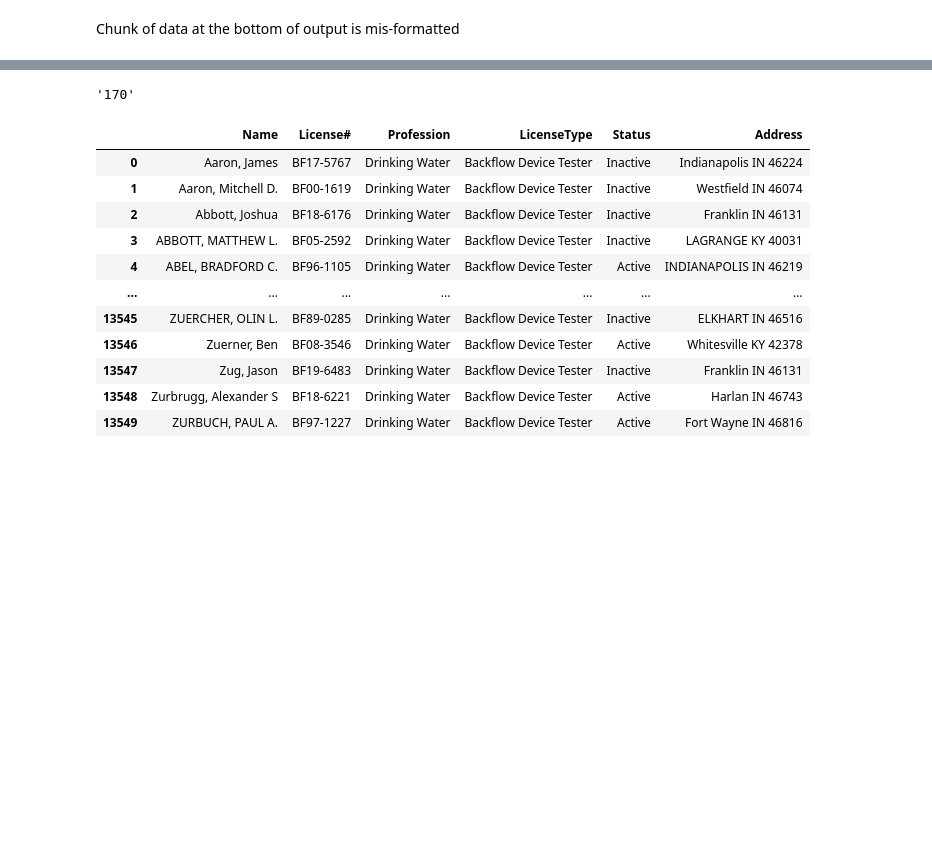
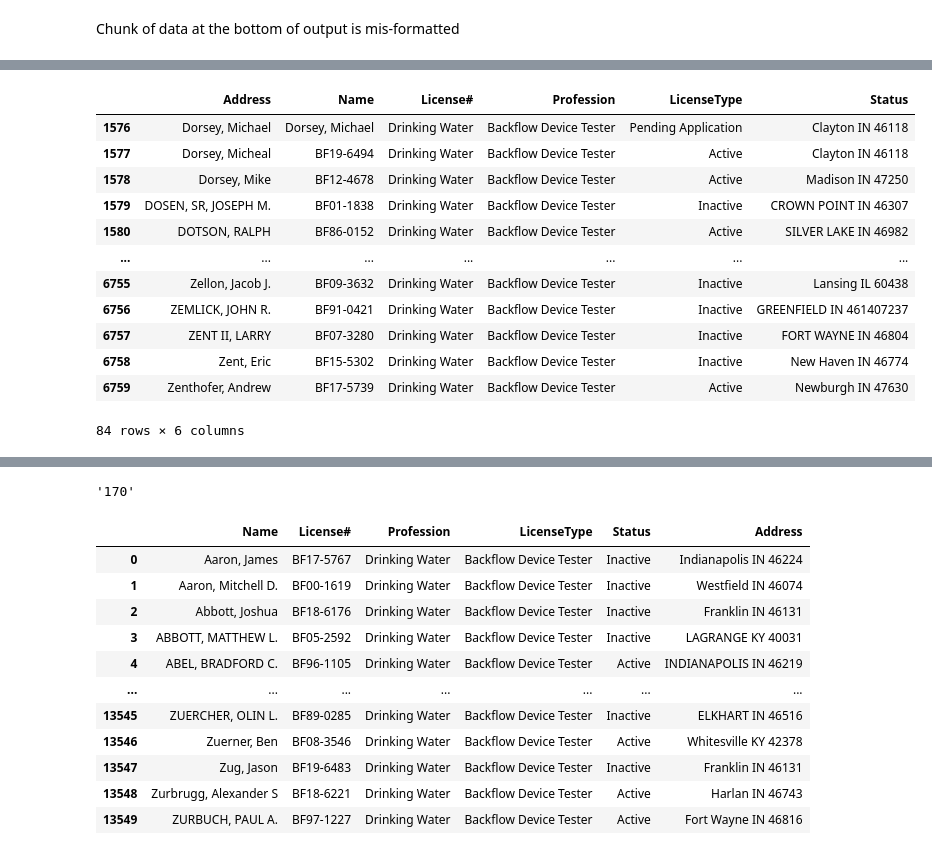
Before and after one commit to camstar915/Scrape-IN-Testers, a Jupyter notebook: scrapeINTesters.ipynb, the cells around one changed output, grey strips where cells are left out. Cells and saved outputs as stored; diff of their text form; code cells hidden in the pictures; blank space fills up the shorter version.

```diff
--- a/scrapeINTesters.ipynb
+++ b/scrapeINTesters.ipynb
@@ -7,15 +3,21 @@ import requests
 from selenium import webdriver
 from selenium.webdriver.common.keys import Keys
 from selenium.webdriver.support.ui import WebDriverWait
+from selenium.webdriver.chrome.options import Options
 from bs4 import BeautifulSoup
 import pandas as pd
 import numpy as np
 from itertools import islice
 import re
 import os
+import ctypes
 
+chrome_options = Options()
+chrome_options.add_argument("--disable-extensions")
+chrome_options.add_argument("--disable-gpu")
+chrome_options.add_argument("--headless")
+driver = webdriver.Chrome(options=chrome_options)
 final = []
-driver = webdriver.Chrome()
 targetColumns = ['Name', 'License#', 'Profession', 'LicenseType', 'Status', 'Address']
 dfFinal = pd.DataFrame(columns = targetColumns)
 URL = 'https://mylicense.in.gov/everification/Search.aspx'
@@ -53,8 +55,23 @@ while page <= maxPage :
 for i in final :
     dfTemp = pd.DataFrame(i, columns = targetColumns)
     dfFinal = dfFinal.append(dfTemp, ignore_index=True)
-dfFinal.to_excel('output.xlsx')
+
+errorDf = pd.DataFrame(columns = targetColumns)
+for i in dfFinal.index :
+    if 'BF' not in dfFinal.at[i, 'License#'] :
+        errorDf = errorDf.append(dfFinal.loc[i])
+cols = errorDf.columns.tolist()
+cols = cols[-1:] + cols[:-1]
+errorDf = errorDf[cols]
+errorDf.rename(columns={'Address': 'Name', 'Name': 'License#', 'License#': 'Profession', 'Profession': 'LicenseType', 'LicenseType': 'Status', 'Status': 'Address'}, inplace=True)
+for i in errorDf.index :
+    if ',' in errorDf.at[i, 'License#'] or 'Drinking' in errorDf.at[i, 'License#'] :
+        errorDf.at[i, 'License#'] = ''
+dfFinal.update(errorDf)
+
+dfFinal.to_excel('testersIDEM.xlsx')
 driver.quit()
+ctypes.windll.user32.MessageBoxW(0, "Your file is saved as 'testersIDEM.xlsx'", "Done!", 1)
 # %% [markdown]
 Chunk of data at the bottom of output is mis-formatted
 # %%
@@ -82,0 +121,5 @@ def scrapeTable() :
+# %%
+errorDf = pd.DataFrame(columns = targetColumns)
+for i in dfFinal.index :
+    if 'BF' not in dfFinal.at[i, 'License#'] :
+        errorDf = errorDf.append(dfFinal.loc[i])
@@ -82,0 +150,20 @@ def scrapeTable() :
+# %%
+cols = errorDf.columns.tolist()
+cols = cols[-1:] + cols[:-1]
+errorDf = errorDf[cols]
+# %%
+errorDf
+# %% [output]
+|  | Address | Name | License# | Profession | LicenseType | Status |
+| 1576 | Dorsey, Michael | Dorsey, Michael | Drinking Water | Backflow Device Tester | Pending Application | Clayton IN 46118 |
+| 1577 | Dorsey, Micheal | BF19-6494 | Drinking Water | Backflow Device Tester | Active | Clayton IN 46118 |
+| 1578 | Dorsey, Mike | BF12-4678 | Drinking Water | Backflow Device Tester | Active | Madison IN 47250 |
+| 1579 | DOSEN, SR, JOSEPH M. | BF01-1838 | Drinking Water | Backflow Device Tester | Inactive | CROWN POINT IN 46307 |
+| 1580 | DOTSON, RALPH | BF86-0152 | Drinking Water | Backflow Device Tester | Active | SILVER LAKE IN 46982 |
+| ... | ... | ... | ... | ... | ... | ... |
+| 6755 | Zellon, Jacob J. | BF09-3632 | Drinking Water | Backflow Device Tester | Inactive | Lansing IL 60438 |
+| 6756 | ZEMLICK, JOHN R. | BF91-0421 | Drinking Water | Backflow Device Tester | Inactive | GREENFIELD IN 461407237 |
+| 6757 | ZENT II, LARRY | BF07-3280 | Drinking Water | Backflow Device Tester | Inactive | FORT WAYNE IN 46804 |
+| 6758 | Zent, Eric | BF15-5302 | Drinking Water | Backflow Device Tester | Inactive | New Haven IN 46774 |
+| 6759 | Zenthofer, Andrew | BF17-5739 | Drinking Water | Backflow Device Tester | Active | Newburgh IN 47630 |
+84 rows × 6 columns
```
Also changed, not shown: parts of 23 cells of this notebook.
